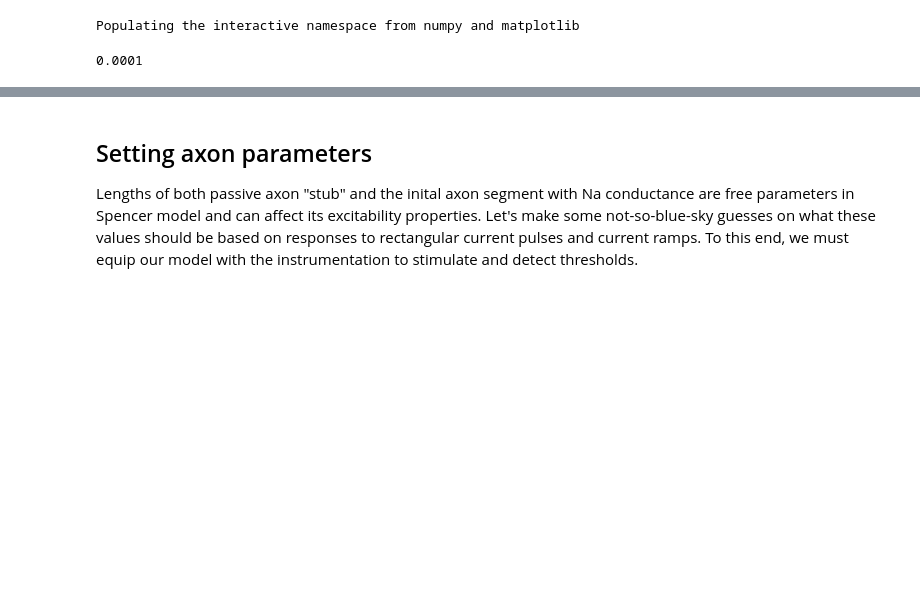
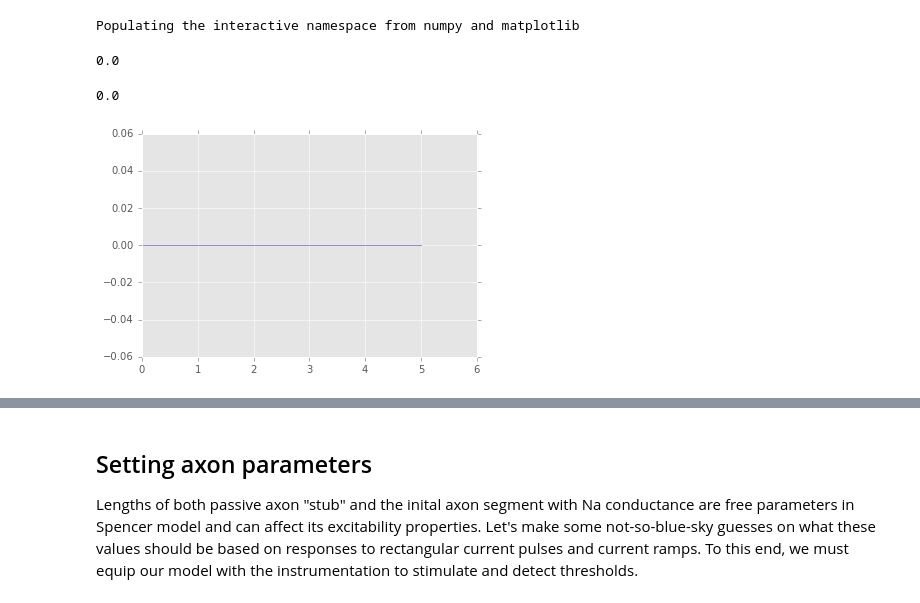
Before and after one commit to abrazhe/OC2, a Jupyter notebook: Spencer-energy.ipynb, the cells around one changed output, grey strips where cells are left out. Drawn from its saved outputs; the diff is of its cells as text; code cells hidden in the pictures; blank space fills up the shorter version.

```diff
--- a/Spencer-energy.ipynb
+++ b/Spencer-energy.ipynb
@@ -22,8 +28,8 @@ from neuron import h, gui
 # %%
-h.cvode_active(1)
-h.cvode.atol(1e-4)
+h.cvode_active(0)
+#h.cvode.atol(5e-4)
 # %% [output]
-0.0001
+0.0
 # %%
 # number of segments per dendrite should be large to allow for precise synapse location
 
@@ -154,3 +187,19 @@ class OctopusCell:
             synapses.append((syn, con, d(loc)))
         self.synapses = synapses
         return synapses
+# %%
+oclist = [OctopusCell() for i in range(10)]
+# %%
+for oc in oclist:
+    oc.init_records() # need this, or len(oc.tv) will be 0
+
+h.v_init = -60.
+h.finitialize()
+h.run()
+# %% [output]
+0.0
+# %%
+for oc in oclist:
+    plot(oc.tv, array(oc.vax)-oclist[0].vax)
+# %% [output]
+[figure, added]
```
Also changed, not shown: parts of 54 cells of this notebook.
